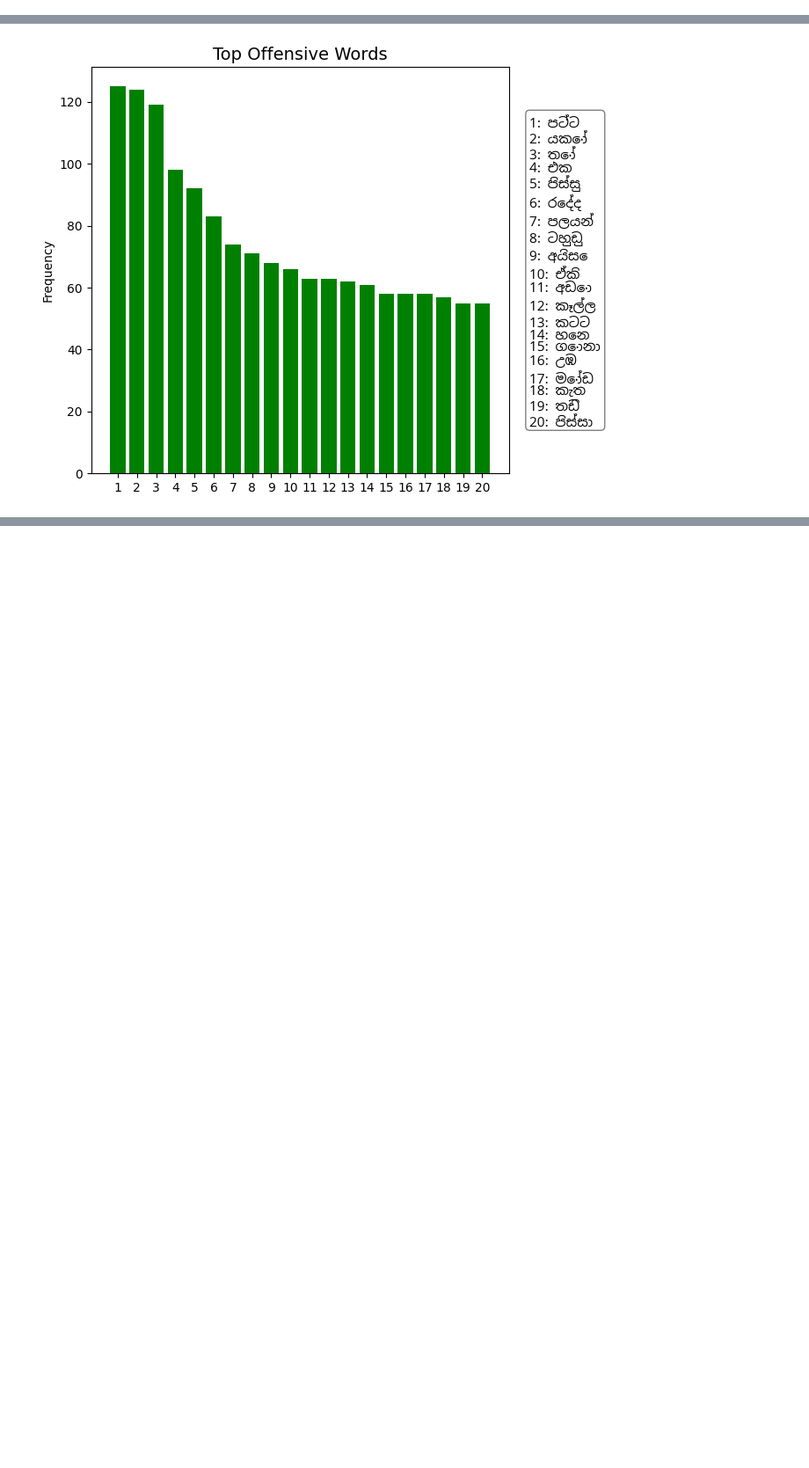
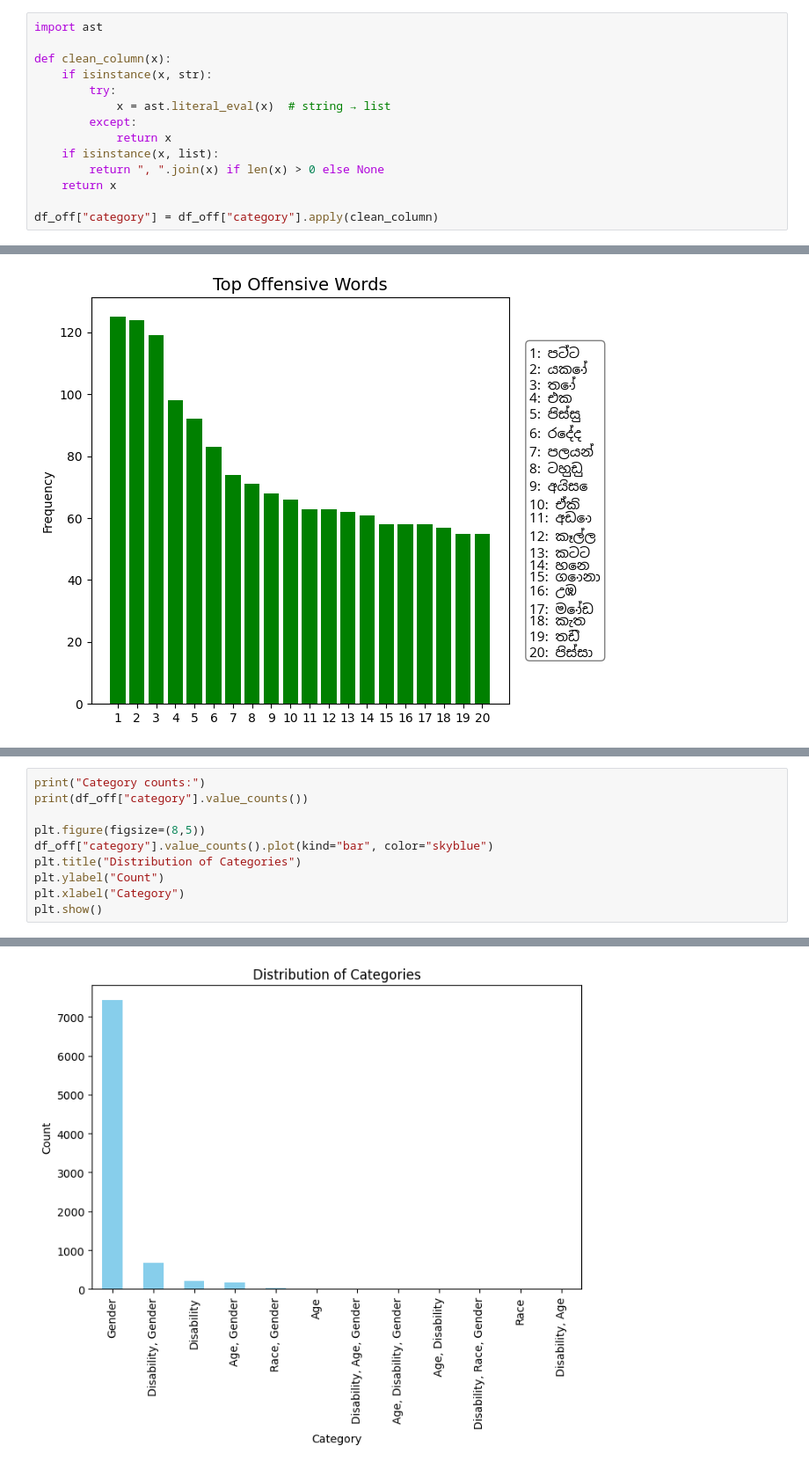
Before and after one commit to FrancescaRomanaBlanda/Taboo-Language, a Jupyter notebook: Sinhala/notebooks/final_analysis.ipynb, the cells around one changed output, grey strips where cells are left out. Shown at 88% size. Drawn from its saved outputs; the diff is of its cells as text; blank space fills up the shorter version.

```diff
--- a/Sinhala/notebooks/final_analysis.ipynb
+++ b/Sinhala/notebooks/final_analysis.ipynb
@@ -76,3 +76,17 @@ off_word_count
 51       1
 66       1
 Name: count, dtype: int64
+# %%
+import ast
+
+def clean_column(x):
+    if isinstance(x, str):
+        try:
+            x = ast.literal_eval(x)  # string → list
+        except:
+            return x
+    if isinstance(x, list):
+        return ", ".join(x) if len(x) > 0 else None
+    return x
+
+df_off["category"] = df_off["category"].apply(clean_column)
@@ -170,0 +179,11 @@ plt.show()
+# %%
+print("Category counts:")
+print(df_off["category"].value_counts())
+
+plt.figure(figsize=(8,5))
+df_off["category"].value_counts().plot(kind="bar", color="skyblue")
+plt.title("Distribution of Categories")
+plt.ylabel("Count")
+plt.xlabel("Category")
+plt.show()
+# %% [output]
@@ -170,0 +205 @@ plt.show()
+[figure, added]
```
Also changed, not shown: parts of 20 cells of this notebook, 17 other files.
